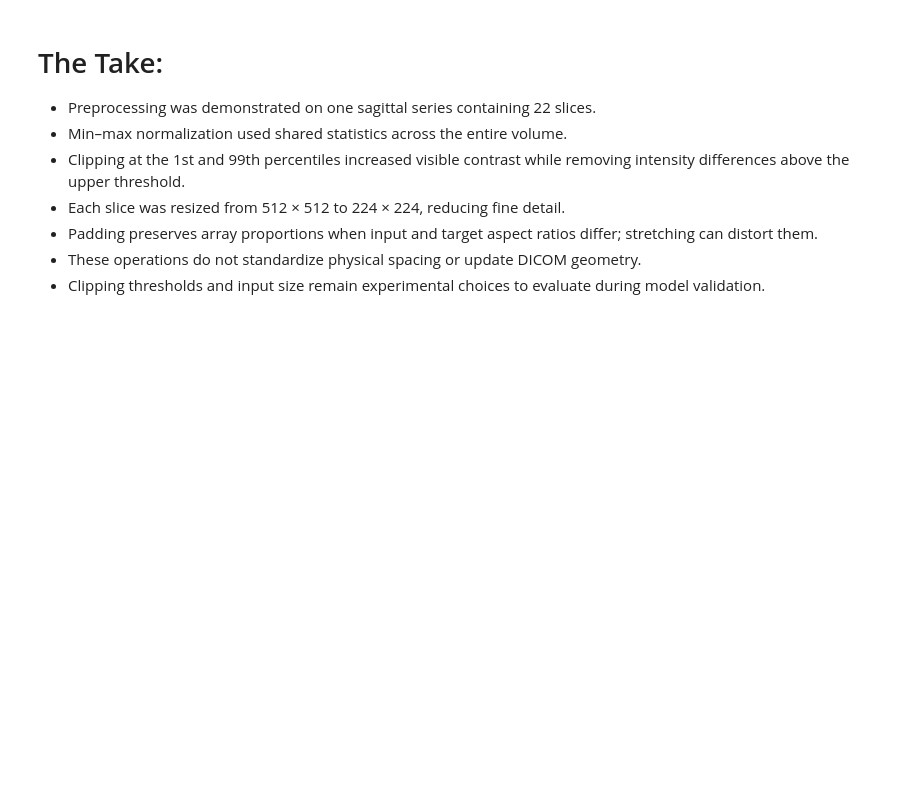
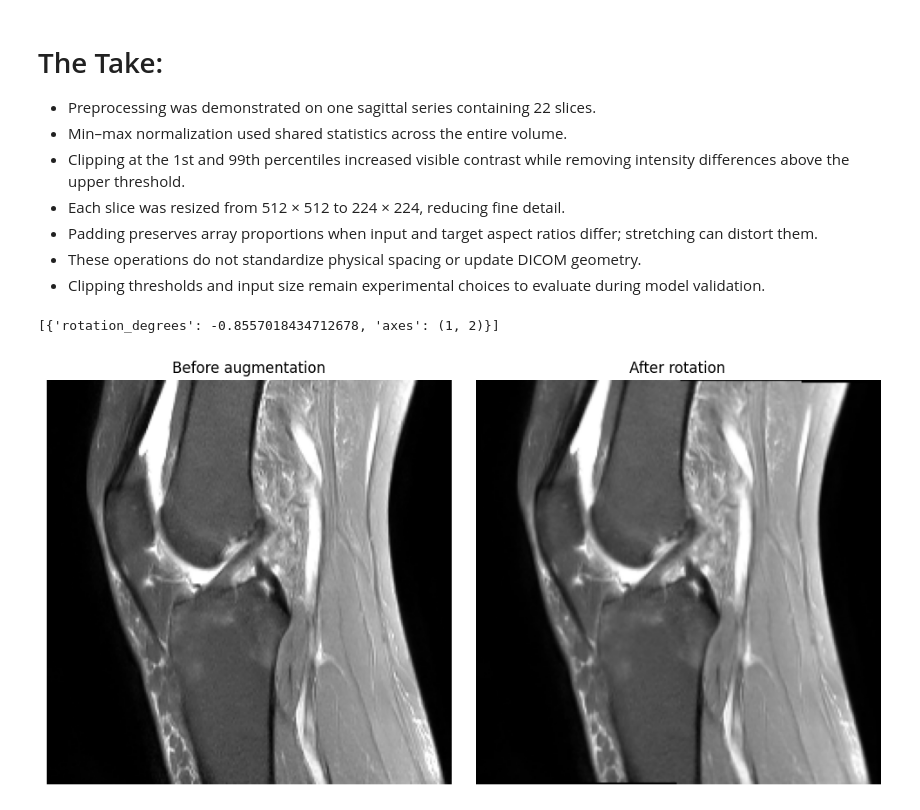
Before and after one commit to Z-bros/RSNA-Knee-Abnormality, a Jupyter notebook: 04-img-preprocessing-normalization.ipynb, the cells around one changed output. Saved outputs shown, nothing was run; the diff lists cells and outputs as text; code cells hidden in the pictures; blank space fills up the shorter version.

Commit message:
Add intro to augmentation a bit

```diff
--- a/04-img-preprocessing-normalization.ipynb
+++ b/04-img-preprocessing-normalization.ipynb
@@ -302,3 +302,52 @@ Output checks passed.
 - Padding preserves array proportions when input and target aspect ratios differ; stretching can distort them.
 - These operations do not standardize physical spacing or update DICOM geometry.
 - Clipping thresholds and input size remain experimental choices to evaluate during model validation.
+# %%
+from medprep import AugmentConfig
+
+rotation_pipeline = MedicalPipeline(
+    preprocessing=PreprocessConfig(
+        spatial_dims=3,
+        normalization="none",
+    ),
+    augmentation=AugmentConfig(
+        rotation_degrees=7,
+        rotation_axes=(1, 2),
+        rotation_probability=1.0,
+    ),
+    seed=42,
+)
+
+rotation_result = rotation_pipeline(
+    volume_resized,
+    training=True,
+)
+
+volume_rotated = rotation_result["image"]
+
+print(rotation_result["metadata"]["augmentation"])
+# %% [output]
+[{'rotation_degrees': -0.8557018434712678, 'axes': (1, 2)}]
+# %%
+slice_index = len(volume_resized) // 2
+
+fig, axes = plt.subplots(1, 2, figsize=(10, 5))
+
+for ax, data, title in zip(
+    axes,
+    [volume_resized, volume_rotated],
+    ["Before augmentation", "After rotation"],
+):
+    ax.imshow(
+        data[slice_index],
+        cmap="gray",
+        vmin=0,
+        vmax=1,
+    )
+    ax.set_title(title)
+    ax.axis("off")
+
+plt.tight_layout()
+plt.show()
+# %% [output]
+[figure, added]
```
Also changed, not shown: parts of 1 cell of this notebook.
